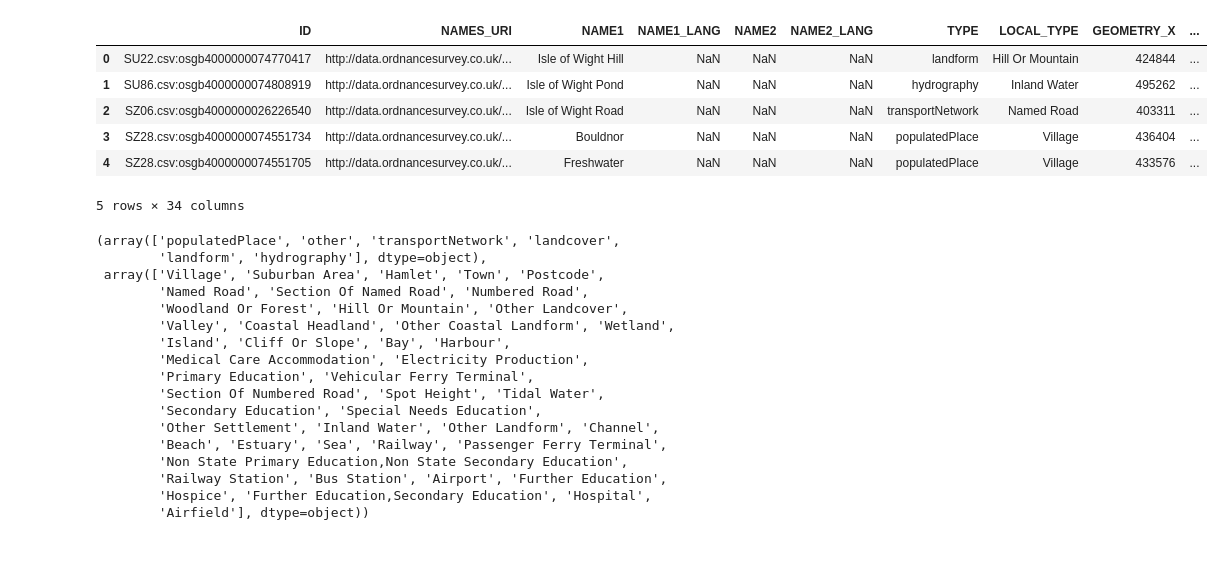
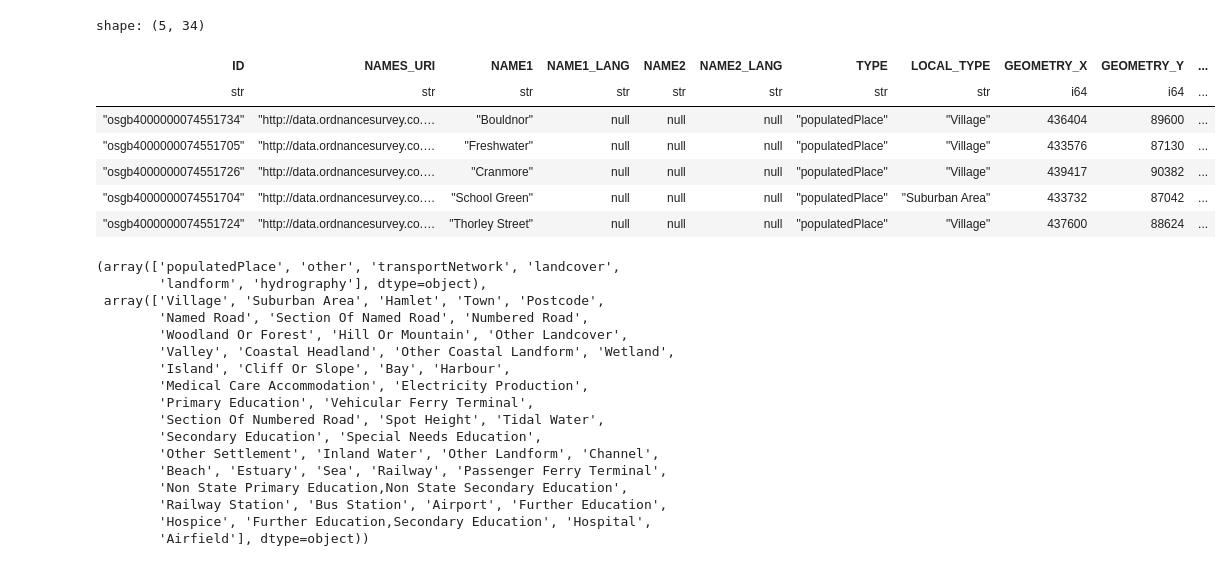
Before and after one commit to psychemedia/island-storynotes, a Jupyter notebook: bids/geo_heritage/os_placenames_doodles.ipynb, the cells around one changed output. Drawn from its saved outputs; the diff is of its cells as text; code cells hidden in the pictures.

```diff
--- a/bids/geo_heritage/os_placenames_doodles.ipynb
+++ b/bids/geo_heritage/os_placenames_doodles.ipynb
@@ -24,16 +89,37 @@ Exploring the Ordnance Survey *OpenNames* dataset.
+# %%
+# %pip install polars
+import polars as pl
+
+# Use lazy evaluation to read in multiple files
+# The files have no headers
+lf = pl.scan_csv("open_names_data/Data/*.csv", has_header=False)
+
+# Create a maapping to add column names from column name metadata file
+colnames = pl.read_csv("open_names_data/Doc/OS_Open_Names_Header.csv").columns
+rename_map = {old: new for old, new in zip(list(lf.collect_schema().keys()), colnames)}
+
+# Filter the lazily read files, and materialise
+df = lf.rename(rename_map).filter(
+    pl.col("COUNTY_UNITARY") == "Isle of Wight"
+).collect()
+
+df.write_csv("IW_os_placenames.csv")
+
+df.head()
+# %% [output]
+shape: (5, 34)
+| ID | NAMES_URI | NAME1 | NAME1_LANG | NAME2 | NAME2_LANG | TYPE | LOCAL_TYPE | GEOMETRY_X | GEOMETRY_Y | ... |
+| str | str | str | str | str | str | str | str | i64 | i64 | ... |
+| "osgb4000000074551734" | "http://data.ordnancesurvey.co.… | "Bouldnor" | null | null | null | "populatedPlace" | "Village" | 436404 | 89600 | ... |
+| "osgb4000000074551705" | "http://data.ordnancesurvey.co.… | "Freshwater" | null | null | null | "populatedPlace" | "Village" | 433576 | 87130 | ... |
+| "osgb4000000074551726" | "http://data.ordnancesurvey.co.… | "Cranmore" | null | null | null | "populatedPlace" | "Village" | 439417 | 90382 | ... |
+| "osgb4000000074551704" | "http://data.ordnancesurvey.co.… | "School Green" | null | null | null | "populatedPlace" | "Suburban Area" | 433732 | 87042 | ... |
+| "osgb4000000074551724" | "http://data.ordnancesurvey.co.… | "Thorley Street" | null | null | null | "populatedPlace" | "Village" | 437600 | 88624 | ... |
 # %%
 # Load in data
-import pandas as pd
+#import pandas as pd
 
-df = pd.read_csv("IW_os_placenames.csv")
+#df = pd.read_csv("IW_os_placenames.csv")
 
 # Preview
-df.head()
+#df.head()
-# %% [output]
-|  | ID | NAMES_URI | NAME1 | NAME1_LANG | NAME2 | NAME2_LANG | TYPE | LOCAL_TYPE | GEOMETRY_X | ... |
-| 0 | SU22.csv:osgb4000000074770417 | http://data.ordnancesurvey.co.uk/... | Isle of Wight Hill | NaN | NaN | NaN | landform | Hill Or Mountain | 424844 | ... |
-| 1 | SU86.csv:osgb4000000074808919 | http://data.ordnancesurvey.co.uk/... | Isle of Wight Pond | NaN | NaN | NaN | hydrography | Inland Water | 495262 | ... |
-| 2 | SZ06.csv:osgb4000000026226540 | http://data.ordnancesurvey.co.uk/... | Isle of Wight Road | NaN | NaN | NaN | transportNetwork | Named Road | 403311 | ... |
-| 3 | SZ28.csv:osgb4000000074551734 | http://data.ordnancesurvey.co.uk/... | Bouldnor | NaN | NaN | NaN | populatedPlace | Village | 436404 | ... |
-| 4 | SZ28.csv:osgb4000000074551705 | http://data.ordnancesurvey.co.uk/... | Freshwater | NaN | NaN | NaN | populatedPlace | Village | 433576 | ... |
-5 rows × 34 columns
```
Also changed, not shown: parts of 6 cells of this notebook.
